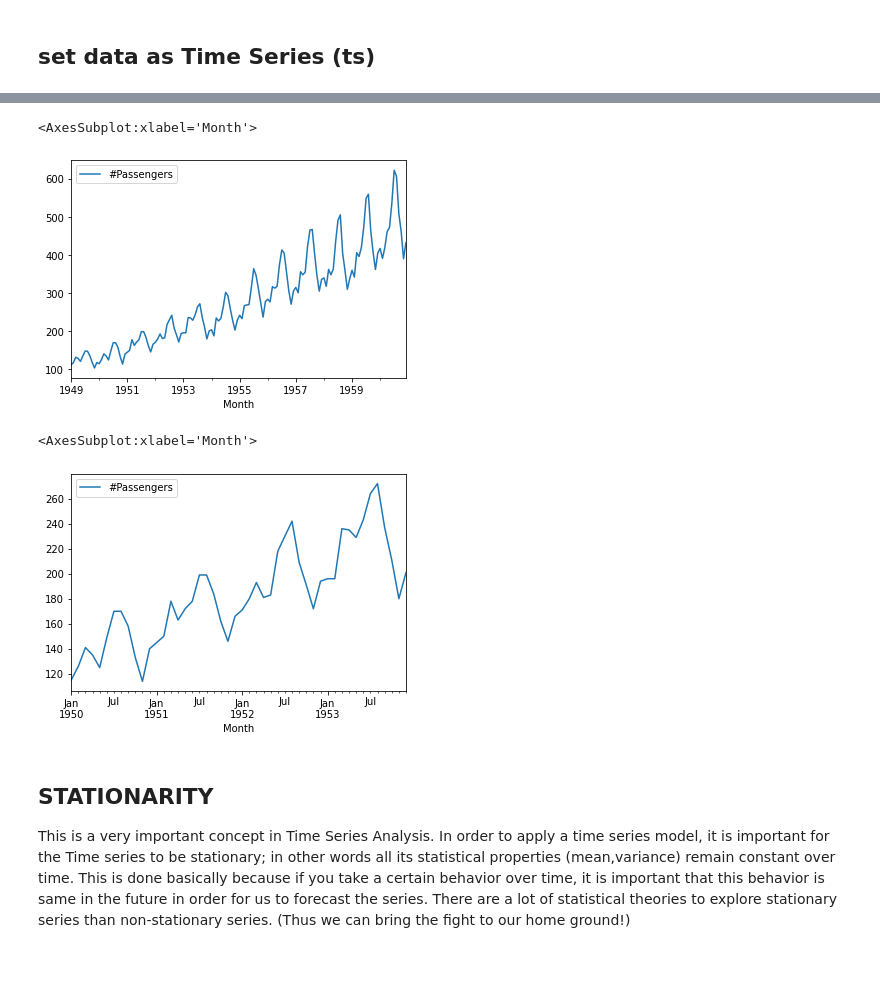
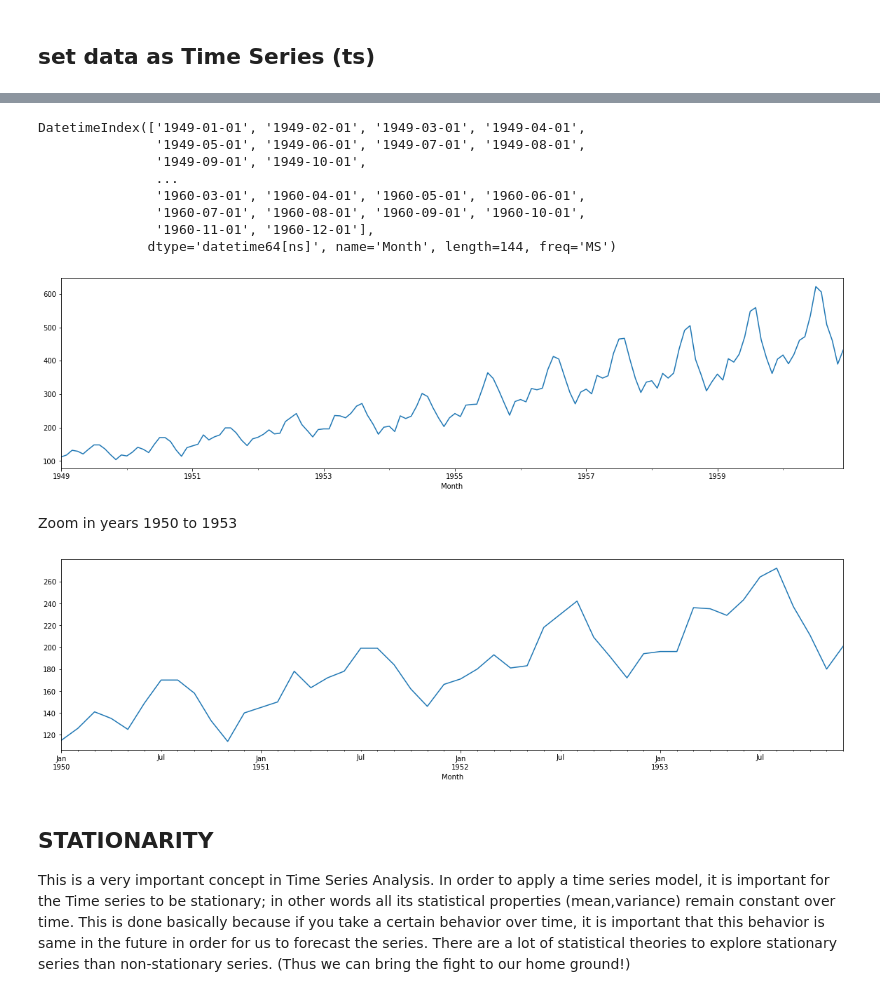
Before and after one commit to dherrerambo/LearnigDS-ML, a Jupyter notebook: TimeSeries/TimeSeries.ipynb, the cells around one changed output, grey strips where cells are left out. Cells and saved outputs as stored; diff of their text form; code cells hidden in the pictures; blank space fills up the shorter version.

```diff
--- a/TimeSeries/TimeSeries.ipynb
+++ b/TimeSeries/TimeSeries.ipynb
@@ -37,6 +37,7 @@ None
 ts = data.copy()
 ts['Month'] = pd.to_datetime(ts['Month'])
 ts = ts.set_index('Month')
+ts = ts['#Passengers']
 print(ts.index)
 ts
 # %% [output]
@@ -65,13 +72,25 @@ DatetimeIndex(['1949-01-01', '1949-02-01', '1949-03-01', '1949-04-01',
+# %%
+ts = ts.asfreq('MS')
+ts.index
+# %% [output]
+DatetimeIndex(['1949-01-01', '1949-02-01', '1949-03-01', '1949-04-01',
+               '1949-05-01', '1949-06-01', '1949-07-01', '1949-08-01',
+               '1949-09-01', '1949-10-01',
+               ...
+               '1960-03-01', '1960-04-01', '1960-05-01', '1960-06-01',
+               '1960-07-01', '1960-08-01', '1960-09-01', '1960-10-01',
+               '1960-11-01', '1960-12-01'],
+              dtype='datetime64[ns]', name='Month', length=144, freq='MS')
 # %%
-ts.plot(kind='line')
+ts.plot(kind='line',figsize=(20,5));
 # %% [output]
-<AxesSubplot:xlabel='Month'>
-[figure, old version]
+[figure, new version]
+# %% [markdown]
+Zoom in years 1950 to 1953
 # %%
-ts['1950':'1953'].plot(kind='line')
+ts['1950':'1953'].plot(kind='line', figsize=(20,5));
 # %% [output]
-<AxesSubplot:xlabel='Month'>
-[figure, old version]
+[figure, new version]
 # %% [markdown]
 ## STATIONARITY
 
```
Also changed, not shown: parts of 27 cells of this notebook.
